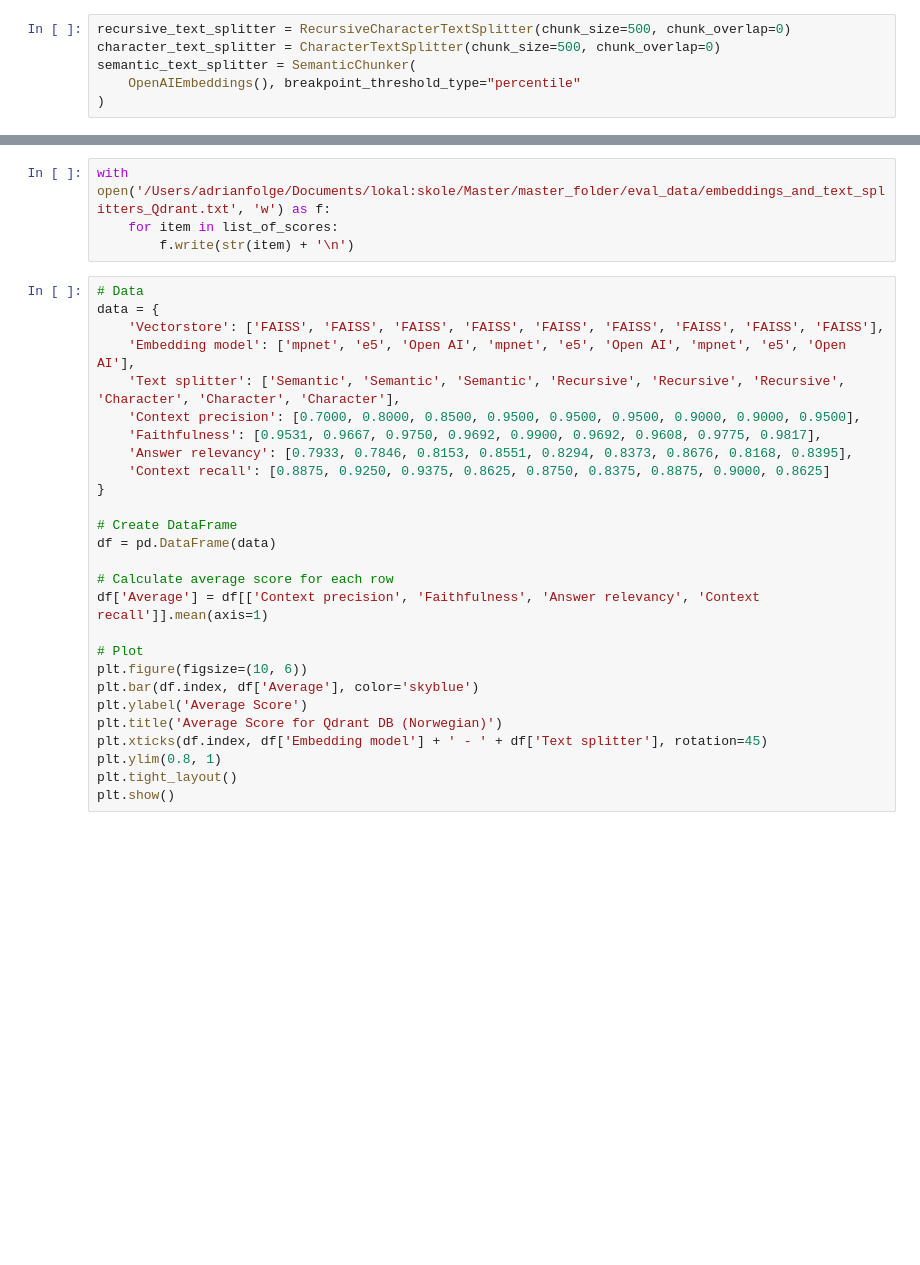
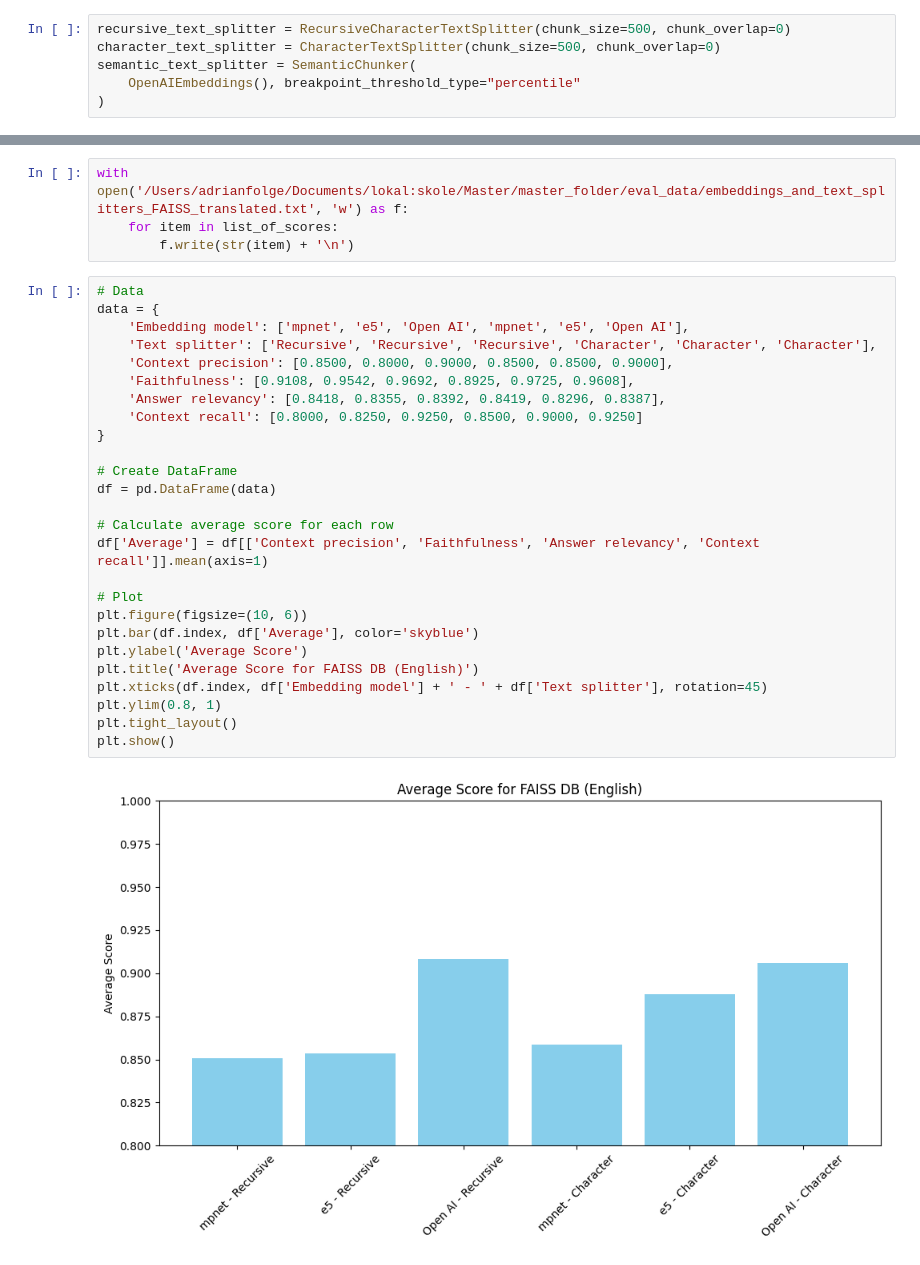
Before and after one commit to AdrianFolge/Master, a Jupyter notebook: master_folder/eval_embedding_and_splitters.ipynb, the cells around one changed output, grey strips where cells are left out. Drawn from its saved outputs; the diff is of its cells as text; blank space fills up the shorter version.

Commit message:
Final eval

```diff
--- a/master_folder/eval_embedding_and_splitters.ipynb
+++ b/master_folder/eval_embedding_and_splitters.ipynb
@@ -51,31 +126,32 @@ for text_splitter in text_splitters:
 # %%
-with open('/Users/adrianfolge/Documents/lokal:skole/Master/master_folder/eval_data/embeddings_and_text_splitters_Qdrant.txt', 'w') as f:
+with open('/Users/adrianfolge/Documents/lokal:skole/Master/master_folder/eval_data/embeddings_and_text_splitters_FAISS_translated.txt', 'w') as f:
     for item in list_of_scores:
         f.write(str(item) + '\n')
 # %%
 # Data
 data = {
-    'Vectorstore': ['FAISS', 'FAISS', 'FAISS', 'FAISS', 'FAISS', 'FAISS', 'FAISS', 'FAISS', 'FAISS'],
-    'Embedding model': ['mpnet', 'e5', 'Open AI', 'mpnet', 'e5', 'Open AI', 'mpnet', 'e5', 'Open AI'],
-    'Text splitter': ['Semantic', 'Semantic', 'Semantic', 'Recursive', 'Recursive', 'Recursive', 'Character', 'Character', 'Character'],
-    'Context precision': [0.7000, 0.8000, 0.8500, 0.9500, 0.9500, 0.9500, 0.9000, 0.9000, 0.9500],
-    'Faithfulness': [0.9531, 0.9667, 0.9750, 0.9692, 0.9900, 0.9692, 0.9608, 0.9775, 0.9817],
-    'Answer relevancy': [0.7933, 0.7846, 0.8153, 0.8551, 0.8294, 0.8373, 0.8676, 0.8168, 0.8395],
-    'Context recall': [0.8875, 0.9250, 0.9375, 0.8625, 0.8750, 0.8375, 0.8875, 0.9000, 0.8625]
+    'Embedding model': ['mpnet', 'e5', 'Open AI', 'mpnet', 'e5', 'Open AI'],
+    'Text splitter': ['Recursive', 'Recursive', 'Recursive', 'Character', 'Character', 'Character'],
+    'Context precision': [0.8500, 0.8000, 0.9000, 0.8500, 0.8500, 0.9000],
+    'Faithfulness': [0.9108, 0.9542, 0.9692, 0.8925, 0.9725, 0.9608],
+    'Answer relevancy': [0.8418, 0.8355, 0.8392, 0.8419, 0.8296, 0.8387],
+    'Context recall': [0.8000, 0.8250, 0.9250, 0.8500, 0.9000, 0.9250]
 }
 
 # Create DataFrame
 df = pd.DataFrame(data)
 
 # Calculate average score for each row
 df['Average'] = df[['Context precision', 'Faithfulness', 'Answer relevancy', 'Context recall']].mean(axis=1)
 
 # Plot
 plt.figure(figsize=(10, 6))
 plt.bar(df.index, df['Average'], color='skyblue')
 plt.ylabel('Average Score')
-plt.title('Average Score for Qdrant DB (Norwegian)')
+plt.title('Average Score for FAISS DB (English)')
 plt.xticks(df.index, df['Embedding model'] + ' - ' + df['Text splitter'], rotation=45)
 plt.ylim(0.8, 1)
 plt.tight_layout()
 plt.show()
+# %% [output]
+[figure, added]
```
Also changed, not shown: parts of 5 cells of this notebook, 11 other files.
